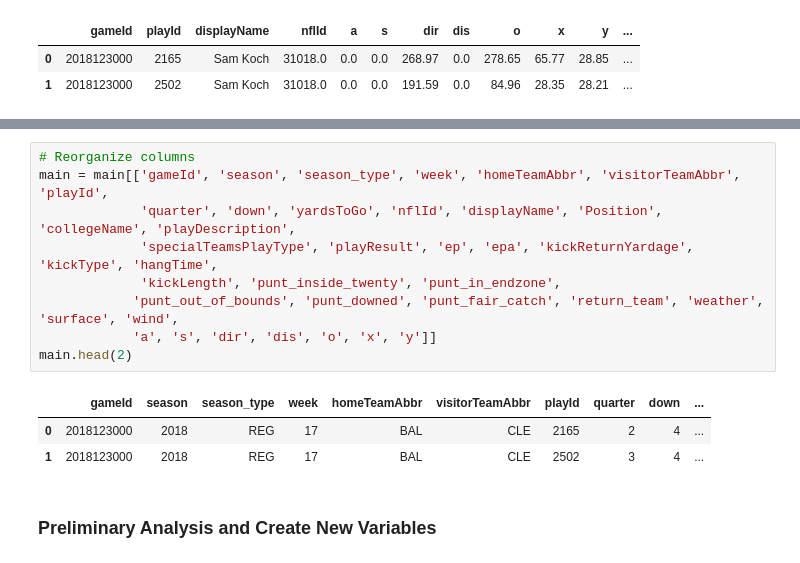
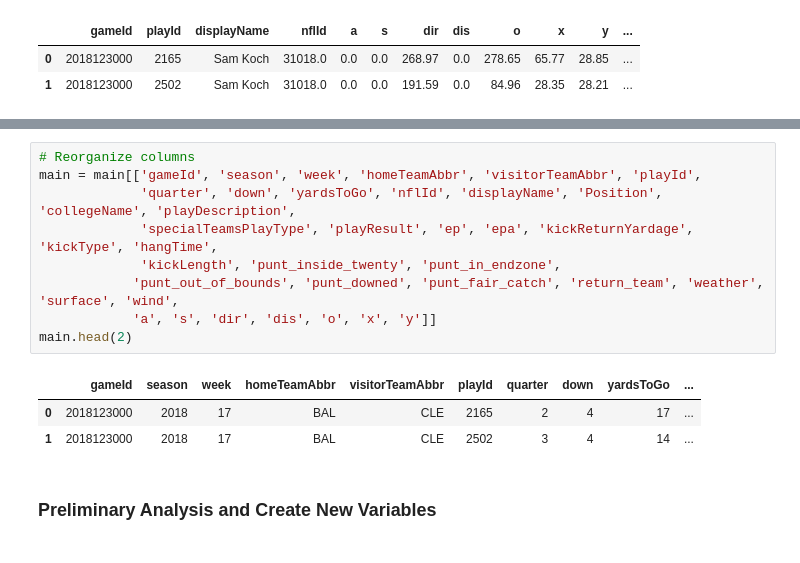
Before and after one commit to LiamDao/NFL_Big_Data_Bowl_2022, a Jupyter notebook: BigDataBowl.ipynb, the cells around one changed output, grey strips where cells are left out. Cells and saved outputs as stored; diff of their text form.

```diff
--- a/BigDataBowl.ipynb
+++ b/BigDataBowl.ipynb
@@ -156,16 +168,16 @@ main.head(2)
 # %%
 # Reorganize columns
-main = main[['gameId', 'season', 'season_type', 'week', 'homeTeamAbbr', 'visitorTeamAbbr', 'playId',
+main = main[['gameId', 'season', 'week', 'homeTeamAbbr', 'visitorTeamAbbr', 'playId',
              'quarter', 'down', 'yardsToGo', 'nflId', 'displayName', 'Position', 'collegeName', 'playDescription',
              'specialTeamsPlayType', 'playResult', 'ep', 'epa', 'kickReturnYardage', 'kickType', 'hangTime',
              'kickLength', 'punt_inside_twenty', 'punt_in_endzone',
             'punt_out_of_bounds', 'punt_downed', 'punt_fair_catch', 'return_team', 'weather', 'surface', 'wind',
             'a', 's', 'dir', 'dis', 'o', 'x', 'y']]
 main.head(2)
 # %% [output]
-|  | gameId | season | season_type | week | homeTeamAbbr | visitorTeamAbbr | playId | quarter | down | ... |
-| 0 | 2018123000 | 2018 | REG | 17 | BAL | CLE | 2165 | 2 | 4 | ... |
-| 1 | 2018123000 | 2018 | REG | 17 | BAL | CLE | 2502 | 3 | 4 | ... |
+|  | gameId | season | week | homeTeamAbbr | visitorTeamAbbr | playId | quarter | down | yardsToGo | ... |
+| 0 | 2018123000 | 2018 | 17 | BAL | CLE | 2165 | 2 | 4 | 17 | ... |
+| 1 | 2018123000 | 2018 | 17 | BAL | CLE | 2502 | 3 | 4 | 14 | ... |
 # %% [markdown]
 ### Preliminary Analysis and Create New Variables
 # %%
```
Also changed, not shown: parts of 30 cells of this notebook.
